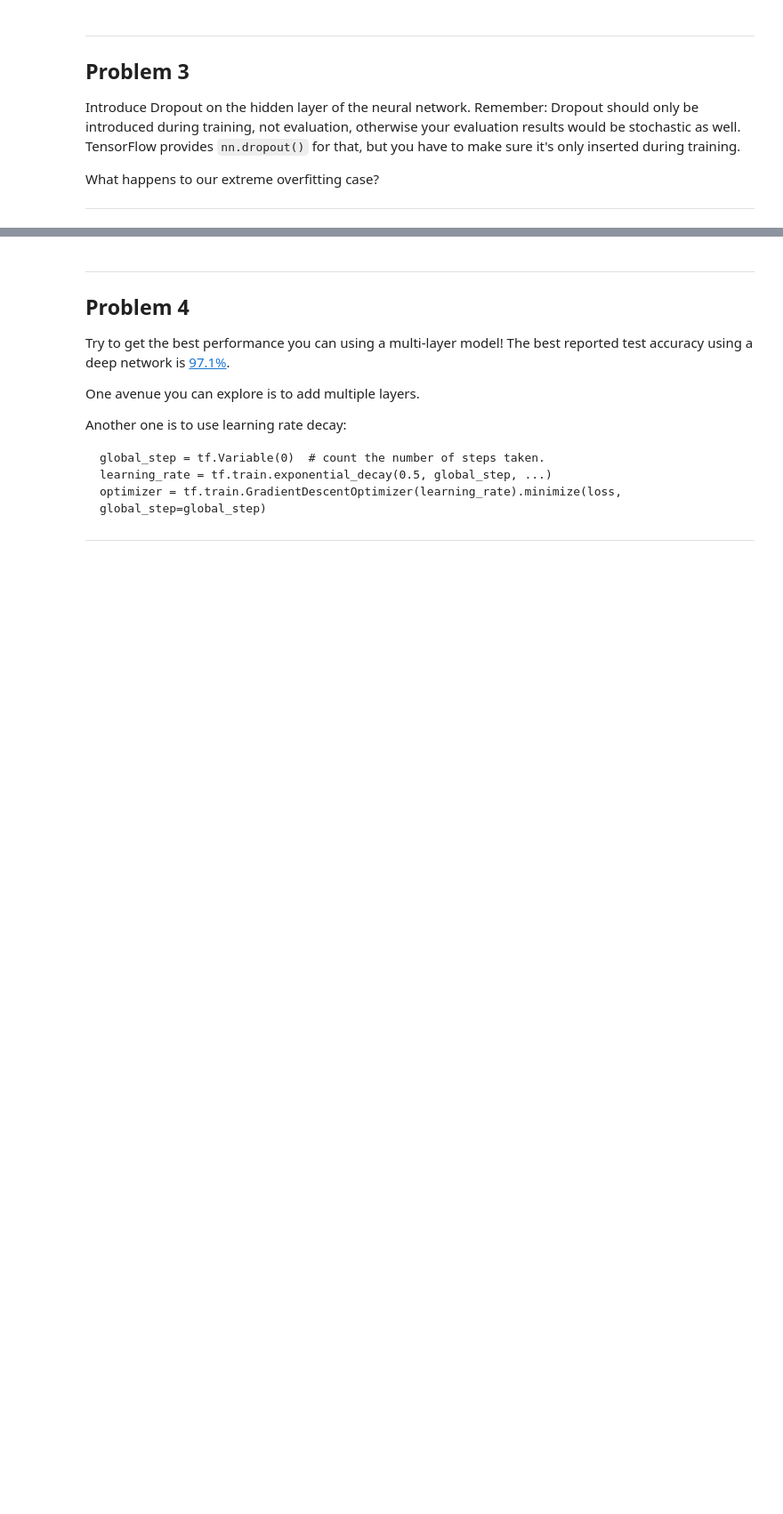
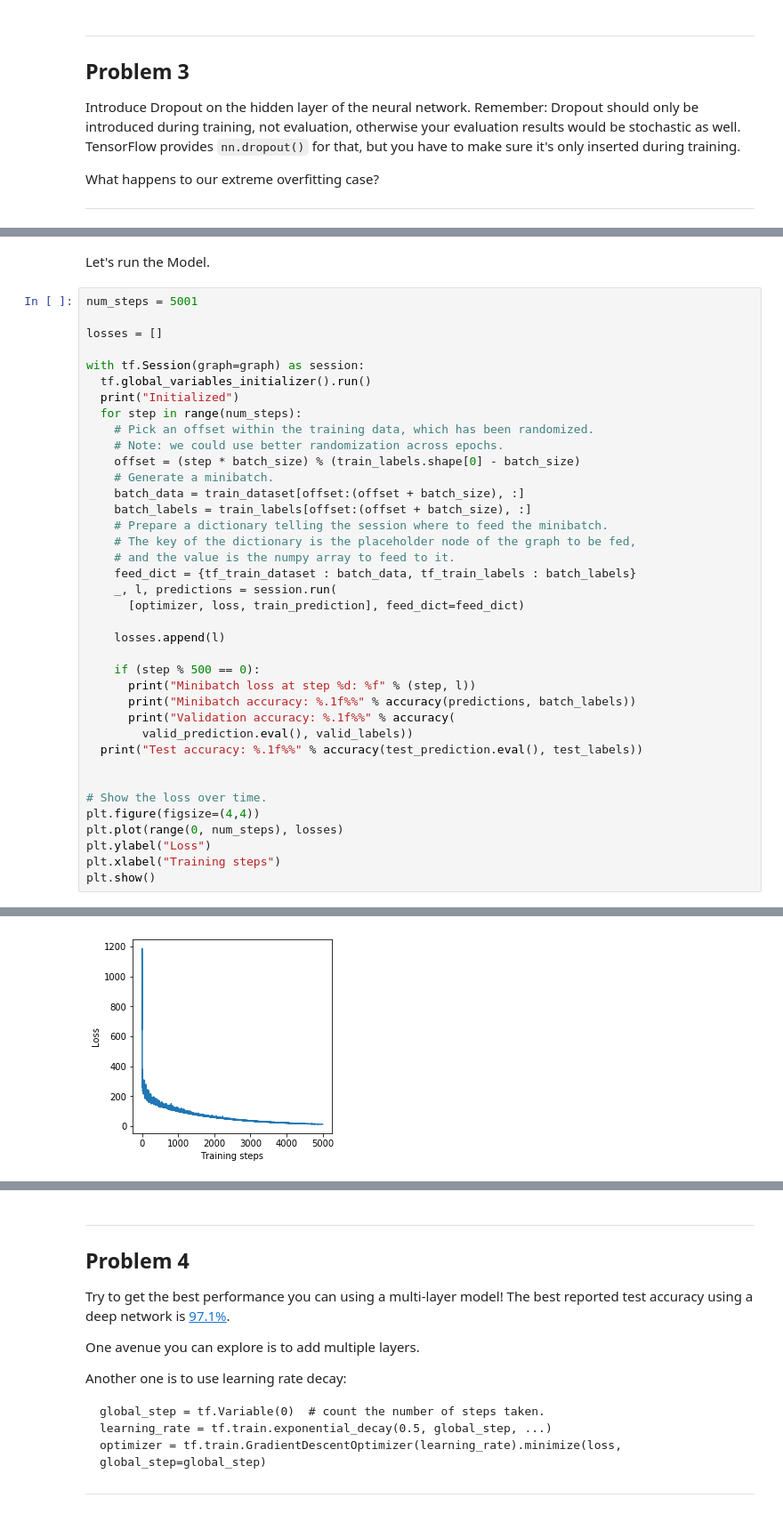
Before and after one commit to XavierBecerra/Deeplearning, a Jupyter notebook: udacity_tensorflow/3_regularization.ipynb, the cells around one changed output, grey strips where cells are left out. Shown at 89% size. Saved outputs shown, nothing was run; the diff lists cells and outputs as text; blank space fills up the shorter version.

```diff
--- a/udacity_tensorflow/3_regularization.ipynb
+++ b/udacity_tensorflow/3_regularization.ipynb
@@ -233,0 +461,41 @@ What happens to our extreme overfitting case?
+# %% [markdown]
+Let's run the Model.
+# %%
+num_steps = 5001
+
+losses = []
+
+with tf.Session(graph=graph) as session:
+  tf.global_variables_initializer().run()
+  print("Initialized")
+  for step in range(num_steps):
+    # Pick an offset within the training data, which has been randomized.
+    # Note: we could use better randomization across epochs.
+    offset = (step * batch_size) % (train_labels.shape[0] - batch_size)
+    # Generate a minibatch.
+    batch_data = train_dataset[offset:(offset + batch_size), :]
+    batch_labels = train_labels[offset:(offset + batch_size), :]
+    # Prepare a dictionary telling the session where to feed the minibatch.
+    # The key of the dictionary is the placeholder node of the graph to be fed,
+    # and the value is the numpy array to feed to it.
+    feed_dict = {tf_train_dataset : batch_data, tf_train_labels : batch_labels}
+    _, l, predictions = session.run(
+      [optimizer, loss, train_prediction], feed_dict=feed_dict)
+
+    losses.append(l)
+
+    if (step % 500 == 0):
+      print("Minibatch loss at step %d: %f" % (step, l))
+      print("Minibatch accuracy: %.1f%%" % accuracy(predictions, batch_labels))
+      print("Validation accuracy: %.1f%%" % accuracy(
+        valid_prediction.eval(), valid_labels))
+  print("Test accuracy: %.1f%%" % accuracy(test_prediction.eval(), test_labels))
+
+
+# Show the loss over time.
+plt.figure(figsize=(4,4))
+plt.plot(range(0, num_steps), losses)
+plt.ylabel("Loss")
+plt.xlabel("Training steps")
+plt.show()
+# %% [output]
@@ -233,0 +519 @@ What happens to our extreme overfitting case?
+[figure, added]
```
Also changed, not shown: parts of 22 cells of this notebook.
